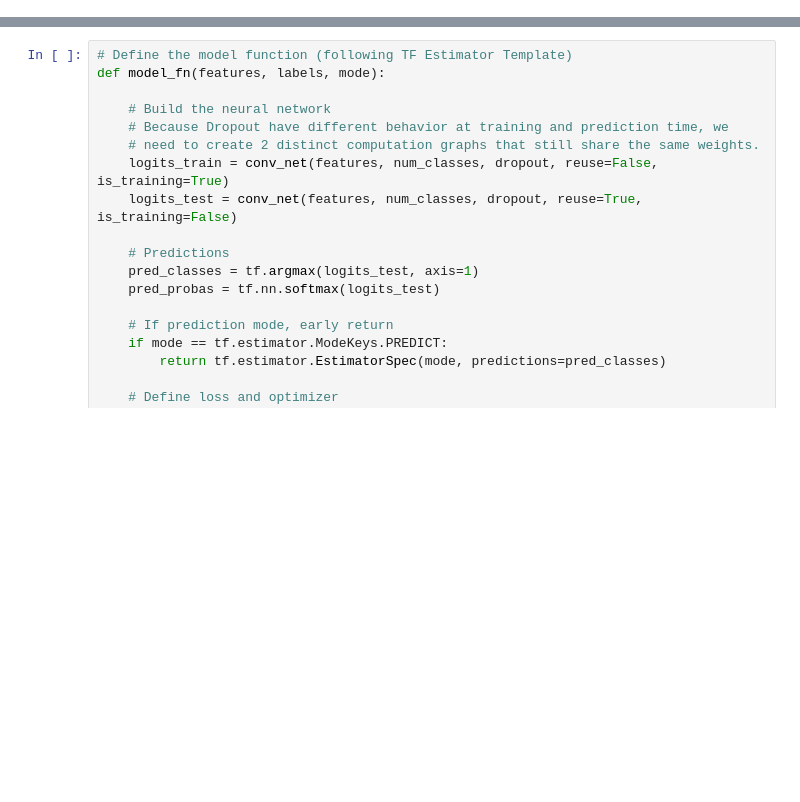
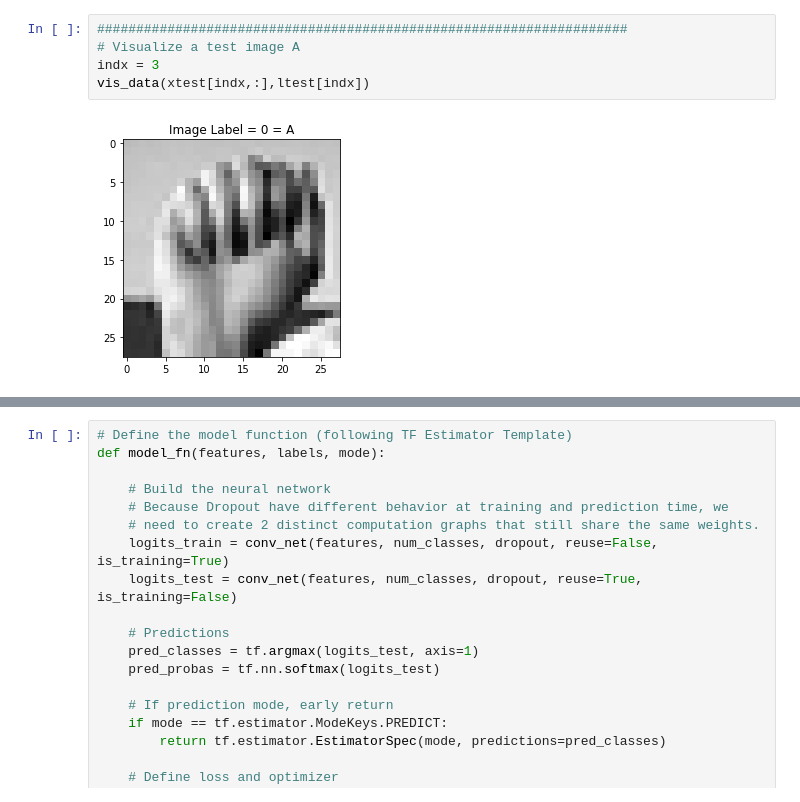
Before and after one commit to wnukmat/ASL_Gesture_Recognition, a Jupyter notebook: src/cnn_asl_mnist.ipynb, the cells around one changed output, grey strips where cells are left out. Cells and saved outputs as stored; diff of their text form; blank space fills up the shorter version.

```diff
--- a/src/cnn_asl_mnist.ipynb
+++ b/src/cnn_asl_mnist.ipynb
@@ -121,0 +124,7 @@ Normalize_MNIST_images (7172, 784)
+# %%
+####################################################################
+# Visualize a test image A
+indx = 3
+vis_data(xtest[indx,:],ltest[indx])
+# %% [output]
+[figure, added]
```
Also changed, not shown: parts of 15 cells of this notebook, 1 other file.
